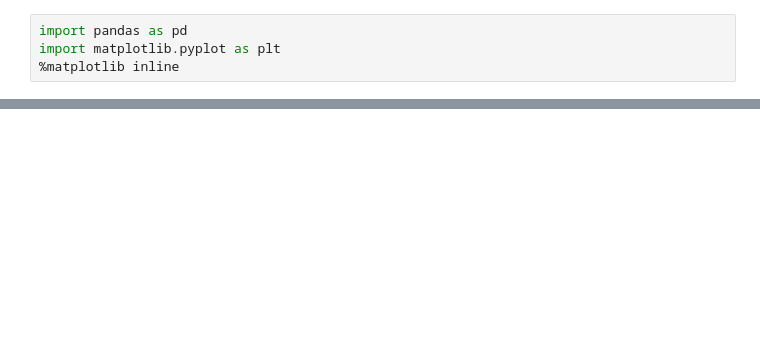
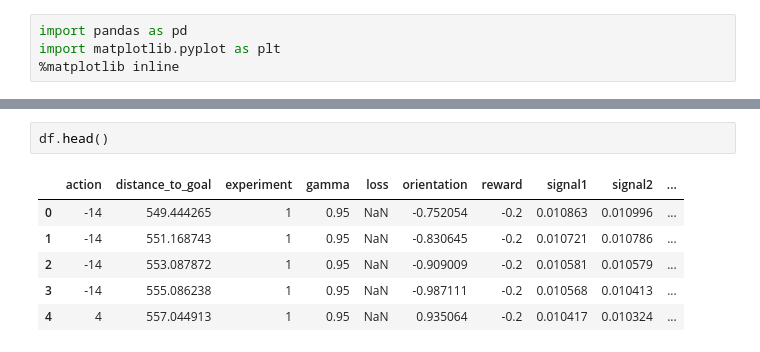
Before and after one commit to iknow1988/MAMIF, a Jupyter notebook: bat_simulation/notebooks/Untitled.ipynb, the cells around one changed output, grey strips where cells are left out. Drawn from its saved outputs; the diff is of its cells as text; blank space fills up the shorter version.

```diff
--- a/bat_simulation/notebooks/Untitled.ipynb
+++ b/bat_simulation/notebooks/Untitled.ipynb
@@ -61,0 +46,9 @@ Name: reward, dtype: float64
+# %%
+df.head()
+# %% [output]
+|  | action | distance_to_goal | experiment | gamma | loss | orientation | reward | signal1 | signal2 | ... |
+| 0 | -14 | 549.444265 | 1 | 0.95 | NaN | -0.752054 | -0.2 | 0.010863 | 0.010996 | ... |
+| 1 | -14 | 551.168743 | 1 | 0.95 | NaN | -0.830645 | -0.2 | 0.010721 | 0.010786 | ... |
+| 2 | -14 | 553.087872 | 1 | 0.95 | NaN | -0.909009 | -0.2 | 0.010581 | 0.010579 | ... |
+| 3 | -14 | 555.086238 | 1 | 0.95 | NaN | -0.987111 | -0.2 | 0.010568 | 0.010413 | ... |
+| 4 | 4 | 557.044913 | 1 | 0.95 | NaN | 0.935064 | -0.2 | 0.010417 | 0.010324 | ... |
```
Also changed, not shown: parts of 5 cells of this notebook, 6 other files.
